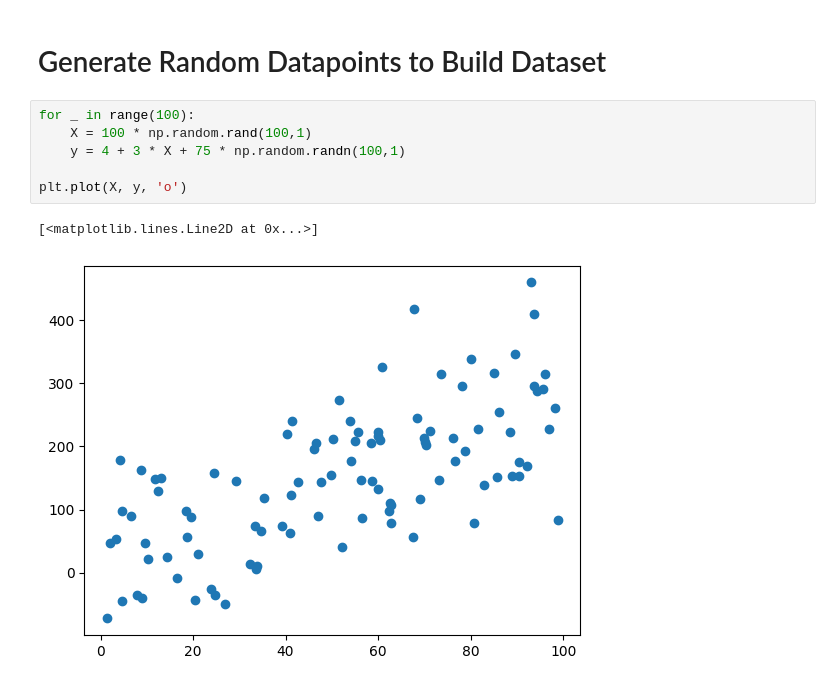
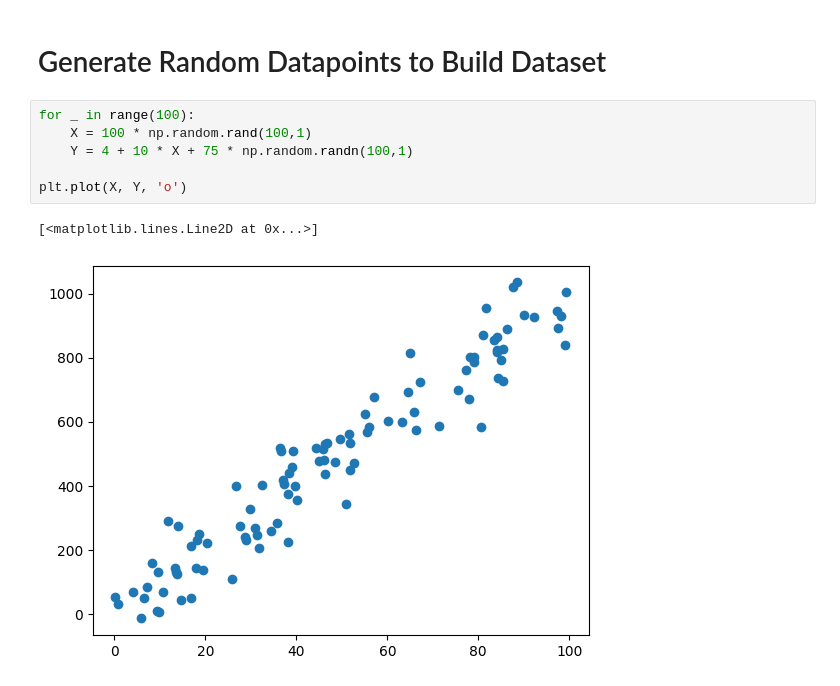
Before and after one commit to tugonbob/Stanford-CS229-Andrew-Ng, a Jupyter notebook: gradientDescent.ipynb, the cells around one changed output. Saved outputs shown, nothing was run; the diff lists cells and outputs as text.

```diff
--- a/gradientDescent.ipynb
+++ b/gradientDescent.ipynb
@@ -12,9 +12,9 @@ import matplotlib.pyplot as plt
 # %%
 for _ in range(100):
     X = 100 * np.random.rand(100,1)
-    y = 4 + 3 * X + 75 * np.random.randn(100,1)
+    Y = 4 + 10 * X + 75 * np.random.randn(100,1)
 
-plt.plot(X, y, 'o')
+plt.plot(X, Y, 'o')
 # %% [output]
 [<matplotlib.lines.Line2D at 0x...>]
-[figure, old version]
+[figure, new version]
```
Also changed, not shown: parts of 2 cells of this notebook.
